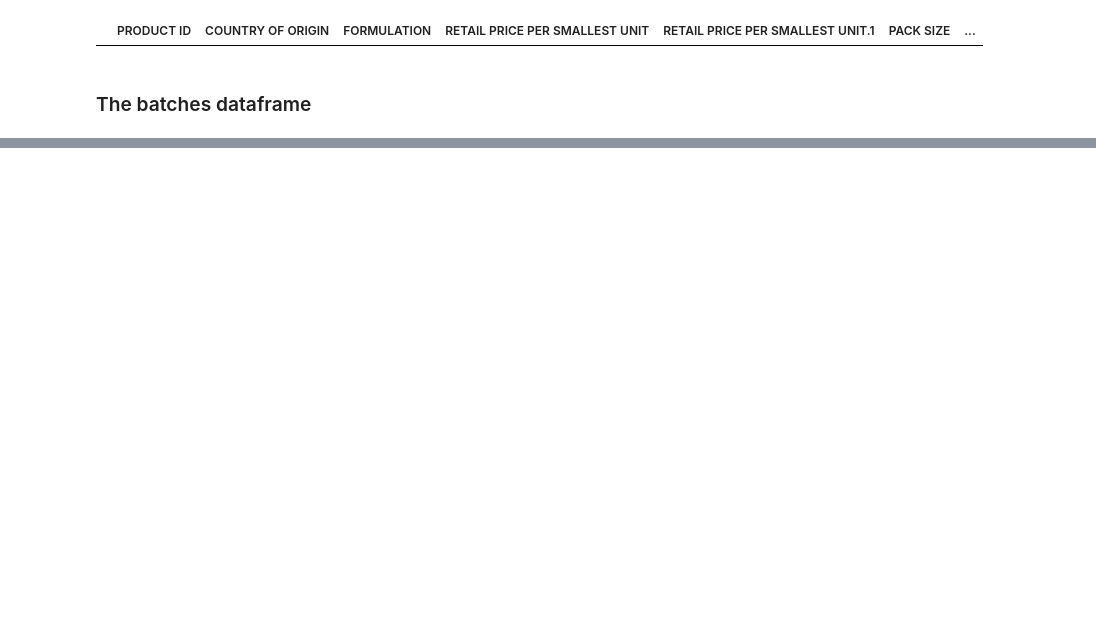
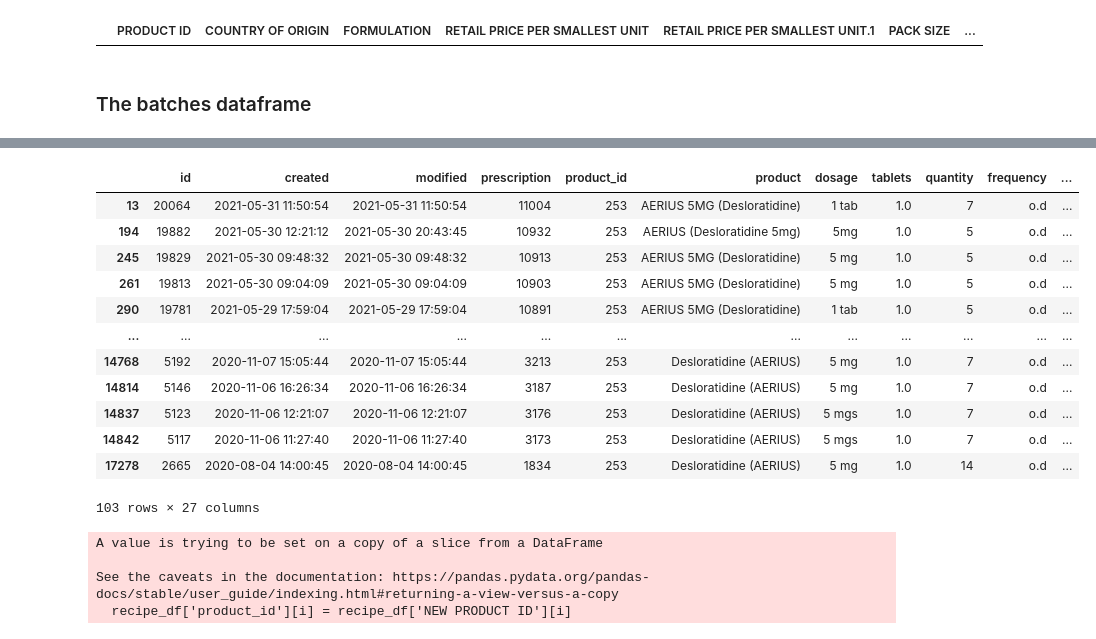
Before and after one commit to evananyonga/DuplicatesProject, a Jupyter notebook: filtering_duplicates.ipynb, the cells around one changed output, grey strips where cells are left out. Saved outputs shown, nothing was run; the diff lists cells and outputs as text; code cells hidden in the pictures; blank space fills up the shorter version.

```diff
--- a/filtering_duplicates.ipynb
+++ b/filtering_duplicates.ipynb
@@ -445,3 +188,0 @@ print(batches_df['PRODUCT ID'].tolist())
-# %%
-# cleanup data by renaming pandas series with more meaningfull names
-batches_df = batches_df.rename(columns={'product__generic_name': 'Generic Name', 'product__brand_name': 'Brand Name'})
@@ -450,21 +188,0 @@ new_dp_list.info()
-# %%
-# create a new column on which we will compare our product ids
-batches_df['NEW ID'] = ''
-
-# create a new column on which we will compare our generic names
-batches_df['new_generic_name'] = ''
-
-# loop through the unique products dataframe using its index
-for i in range(len(unique_pdts_df)):
-
-   # loop through the list of duplicates using its index
-    for j in range(len(new_dp_list)):
-        generic_unique = unique_pdts_df['GENERIC NAME'][i].lower()
-        generic_batch = batches_df['Generic Name'][j].lower()
-
-       # compare the two pandas series on generic names. Coerce them to lowercase for proper comparison
-        if generic_unique in generic_batch:
-
-            # assign the new ids to the resulting product from unique products loop and do the same for generic name
-            batches_df['NEW ID'][j] = unique_pdts_df['PRODUCT ID'][i]
-            batches_df['new_generic_name'][j] = unique_pdts_df['GENERIC NAME'][i]
@@ -672,0 +289,6 @@ unique_pdts_df.loc['Diclofenac 12.5mg Suppositories', 'GENERIC NAME']
+# %%
+for key, val in unique_dict.items():
+    if key in recipe_df['product_id']:
+        recipe_df['NEW PRODUCT ID'] = recipe_df['product_id'].map(unique_dict, na_action='ignore')
+        recipe_df['NEW PRODUCT ID'] = recipe_df['NEW PRODUCT ID'].str.get(0)
+print(batches_df.info())
@@ -672,0 +323,16 @@ unique_pdts_df.loc['Diclofenac 12.5mg Suppositories', 'GENERIC NAME']
+# %%
+recipe_df[recipe_df['product_id'] == 253]
+# %% [output]
+|  | id | created | modified | prescription | product_id | product | dosage | tablets | quantity | frequency | ... |
+| 13 | 20064 | 2021-05-31 11:50:54 | 2021-05-31 11:50:54 | 11004 | 253 | AERIUS 5MG (Desloratidine) | 1 tab | 1.0 | 7 | o.d | ... |
+| 194 | 19882 | 2021-05-30 12:21:12 | 2021-05-30 20:43:45 | 10932 | 253 | AERIUS (Desloratidine 5mg) | 5mg | 1.0 | 5 | o.d | ... |
+| 245 | 19829 | 2021-05-30 09:48:32 | 2021-05-30 09:48:32 | 10913 | 253 | AERIUS 5MG (Desloratidine) | 5 mg | 1.0 | 5 | o.d | ... |
+| 261 | 19813 | 2021-05-30 09:04:09 | 2021-05-30 09:04:09 | 10903 | 253 | AERIUS 5MG (Desloratidine) | 5 mg | 1.0 | 5 | o.d | ... |
+| 290 | 19781 | 2021-05-29 17:59:04 | 2021-05-29 17:59:04 | 10891 | 253 | AERIUS 5MG (Desloratidine) | 1 tab | 1.0 | 5 | o.d | ... |
+| ... | ... | ... | ... | ... | ... | ... | ... | ... | ... | ... | ... |
+| 14768 | 5192 | 2020-11-07 15:05:44 | 2020-11-07 15:05:44 | 3213 | 253 | Desloratidine (AERIUS) | 5 mg | 1.0 | 7 | o.d | ... |
+| 14814 | 5146 | 2020-11-06 16:26:34 | 2020-11-06 16:26:34 | 3187 | 253 | Desloratidine (AERIUS) | 5 mg | 1.0 | 7 | o.d | ... |
+| 14837 | 5123 | 2020-11-06 12:21:07 | 2020-11-06 12:21:07 | 3176 | 253 | Desloratidine (AERIUS) | 5 mgs | 1.0 | 7 | o.d | ... |
+| 14842 | 5117 | 2020-11-06 11:27:40 | 2020-11-06 11:27:40 | 3173 | 253 | Desloratidine (AERIUS) | 5 mgs | 1.0 | 7 | o.d | ... |
+| 17278 | 2665 | 2020-08-04 14:00:45 | 2020-08-04 14:00:45 | 1834 | 253 | Desloratidine (AERIUS) | 5 mg | 1.0 | 14 | o.d | ... |
+103 rows × 27 columns
@@ -672,0 +343,10 @@ unique_pdts_df.loc['Diclofenac 12.5mg Suppositories', 'GENERIC NAME']
+# %%
+for i in range(len(recipe_df)):
+    if recipe_df['NEW PRODUCT ID'][i] != 0:
+#         print(batches_df.head())
+        recipe_df['product_id'][i] = recipe_df['NEW PRODUCT ID'][i]
+# %% [output]
+A value is trying to be set on a copy of a slice from a DataFrame
+
+See the caveats in the documentation: https://pandas.pydata.org/pandas-docs/stable/user_guide/indexing.html#returning-a-view-versus-a-copy
+  recipe_df['product_id'][i] = recipe_df['NEW PRODUCT ID'][i]
```
Also changed, not shown: parts of 140 cells of this notebook.
